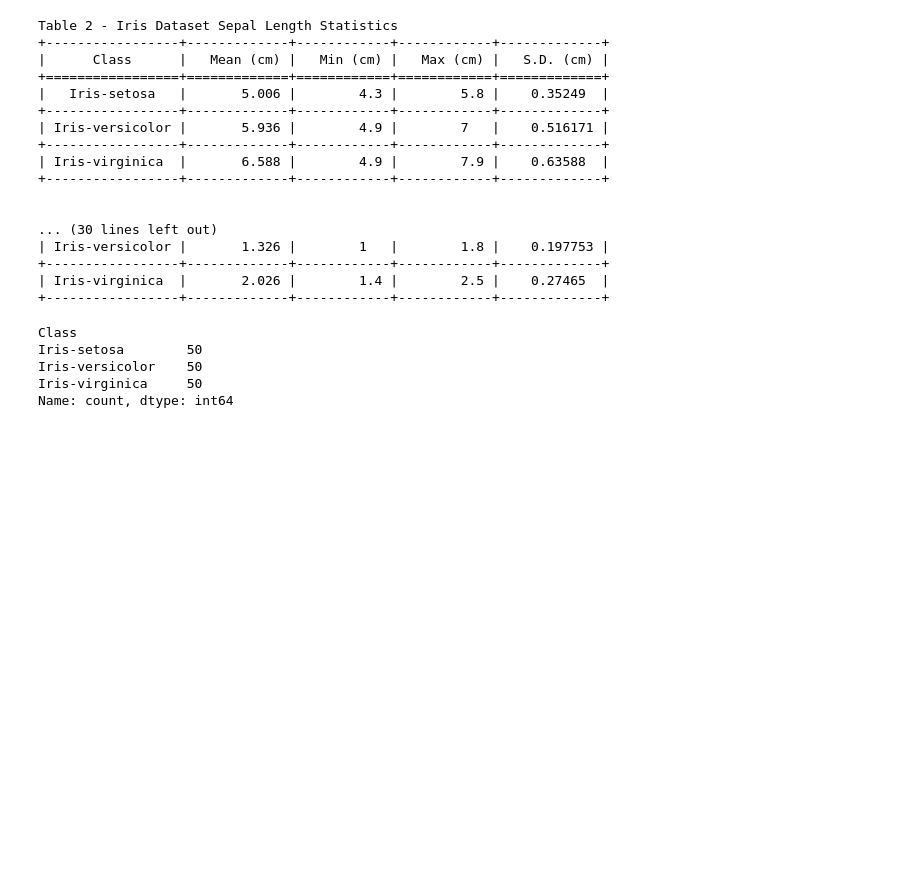
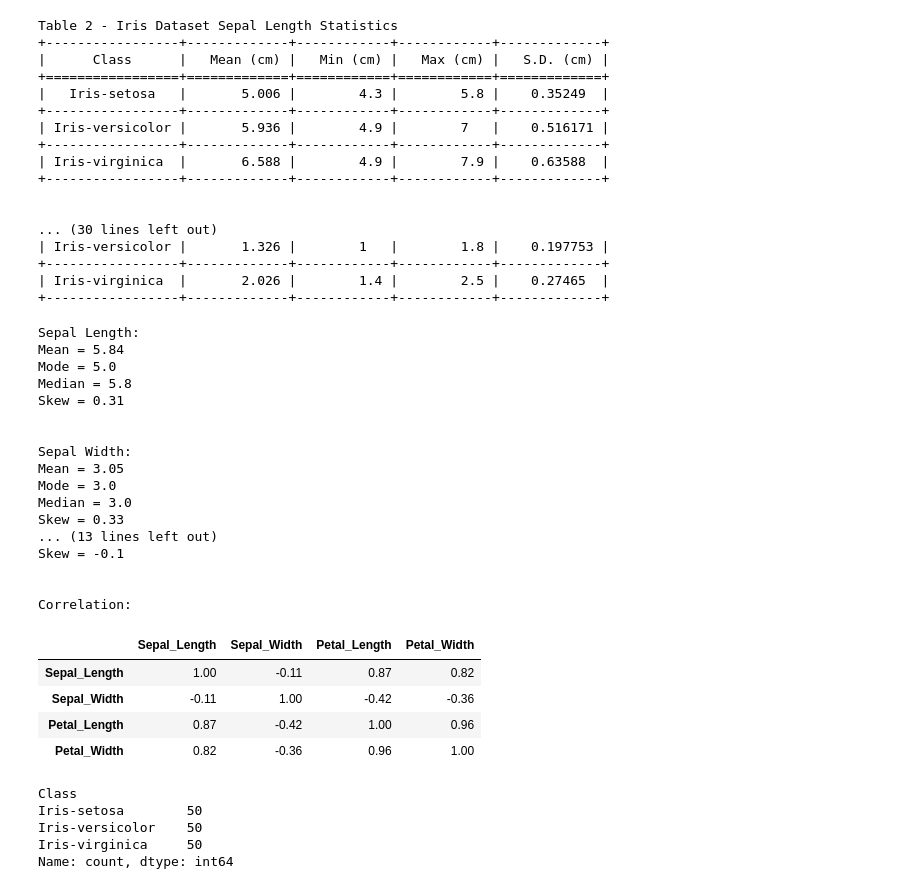
Before and after one commit to rachel-king4/fundamentalsofdataanalysis, a Jupyter notebook: project.ipynb, the cells around one changed output. Drawn from its saved outputs; the diff is of its cells as text; code cells hidden in the pictures; blank space fills up the shorter version.

```diff
--- a/project.ipynb
+++ b/project.ipynb
@@ -146,3 +169,58 @@ Table 2 - Iris Dataset Sepal Length Statistics
+# %%
+print('Sepal Length:')
+print("Mean =", mean_sepallength)
+print("Mode =", mode_sepallength)
+print("Median =", median_sepallength)
+print("Skew =", skew_sepallength)
+print("\n")
+
+print('Sepal Width:')
+print("Mean =", mean_sepalwidth)
+print("Mode =", mode_sepalwidth)
+print("Median =", median_sepalwidth)
+print("Skew =", skew_sepalwidth)
+print("\n")
+
+print('Petal Length:')
+print("Mean =", mean_petallength)
+print("Mode =", mode_petallength)
+print("Median =", median_petallength)
+print("Skew =", skew_petallength)
+print("\n")
+
+print('Petal Width:')
+print("Mean =", mean_petalwidth)
+print("Mode =", mode_petalwidth)
+print("Median =", median_petalwidth)
+print("Skew =", skew_petalwidth)
+print("\n")
+
+correlation = iris.select_dtypes(exclude=[object])    # to create a dataframe with only the variables of datatype "int"
+print('Correlation:')
+correlation.corr().round(2)
+# %% [output]
+Sepal Length:
+Mean = 5.84
+Mode = 5.0
+Median = 5.8
+Skew = 0.31
+
+
+Sepal Width:
+Mean = 3.05
+Mode = 3.0
+Median = 3.0
+Skew = 0.33
+... (13 lines left out)
+Skew = -0.1
+
+
+Correlation:
+|  | Sepal_Length | Sepal_Width | Petal_Length | Petal_Width |
+| Sepal_Length | 1.00 | -0.11 | 0.87 | 0.82 |
+| Sepal_Width | -0.11 | 1.00 | -0.42 | -0.36 |
+| Petal_Length | 0.87 | -0.42 | 1.00 | 0.96 |
+| Petal_Width | 0.82 | -0.36 | 0.96 | 1.00 |
 # %%
 # to count the number of instances of each class/species of Iris plant
 iris['Class'].value_counts()
```
Also changed, not shown: parts of 8 cells of this notebook.
